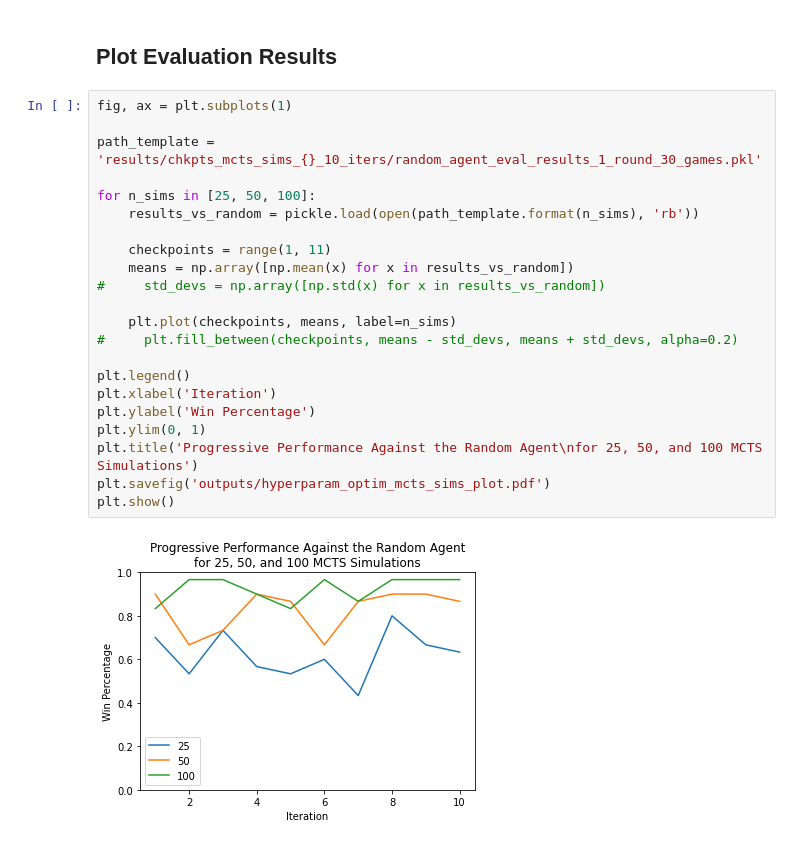
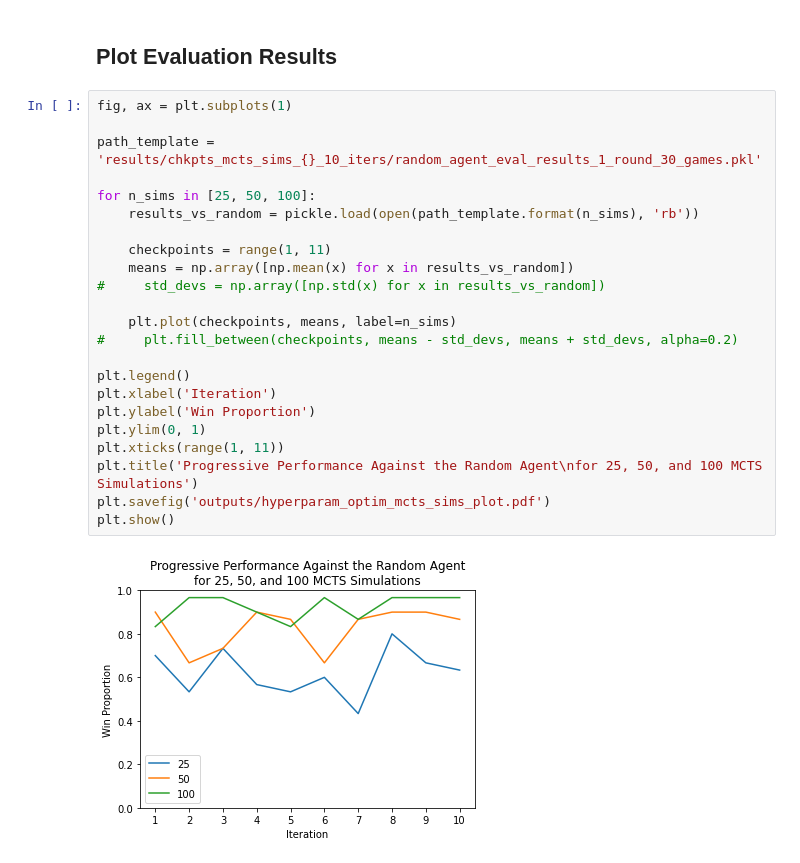
Before and after one commit to adamtupper/alphablooms, a Jupyter notebook: notebooks/hyperparam_optim_analyses.ipynb, the cells around one changed output. Saved outputs shown, nothing was run; the diff lists cells and outputs as text.

Commit message:
Update the Y-axis labels on plots.

```diff
--- a/notebooks/hyperparam_optim_analyses.ipynb
+++ b/notebooks/hyperparam_optim_analyses.ipynb
@@ -97,24 +97,25 @@ ROUND 0
 # %%
 fig, ax = plt.subplots(1)
 
 path_template = 'results/chkpts_mcts_sims_{}_10_iters/random_agent_eval_results_1_round_30_games.pkl'
 
 for n_sims in [25, 50, 100]:
     results_vs_random = pickle.load(open(path_template.format(n_sims), 'rb'))
 
     checkpoints = range(1, 11)
     means = np.array([np.mean(x) for x in results_vs_random])
 #     std_devs = np.array([np.std(x) for x in results_vs_random])
 
     plt.plot(checkpoints, means, label=n_sims)
 #     plt.fill_between(checkpoints, means - std_devs, means + std_devs, alpha=0.2)
 
 plt.legend()
 plt.xlabel('Iteration')
-plt.ylabel('Win Percentage')
+plt.ylabel('Win Proportion')
 plt.ylim(0, 1)
+plt.xticks(range(1, 11))
 plt.title('Progressive Performance Against the Random Agent\nfor 25, 50, and 100 MCTS Simulations')
 plt.savefig('outputs/hyperparam_optim_mcts_sims_plot.pdf')
 plt.show()
 # %% [output]
-[figure, old version]
+[figure, new version]
```
Also changed, not shown: 1 other file.
